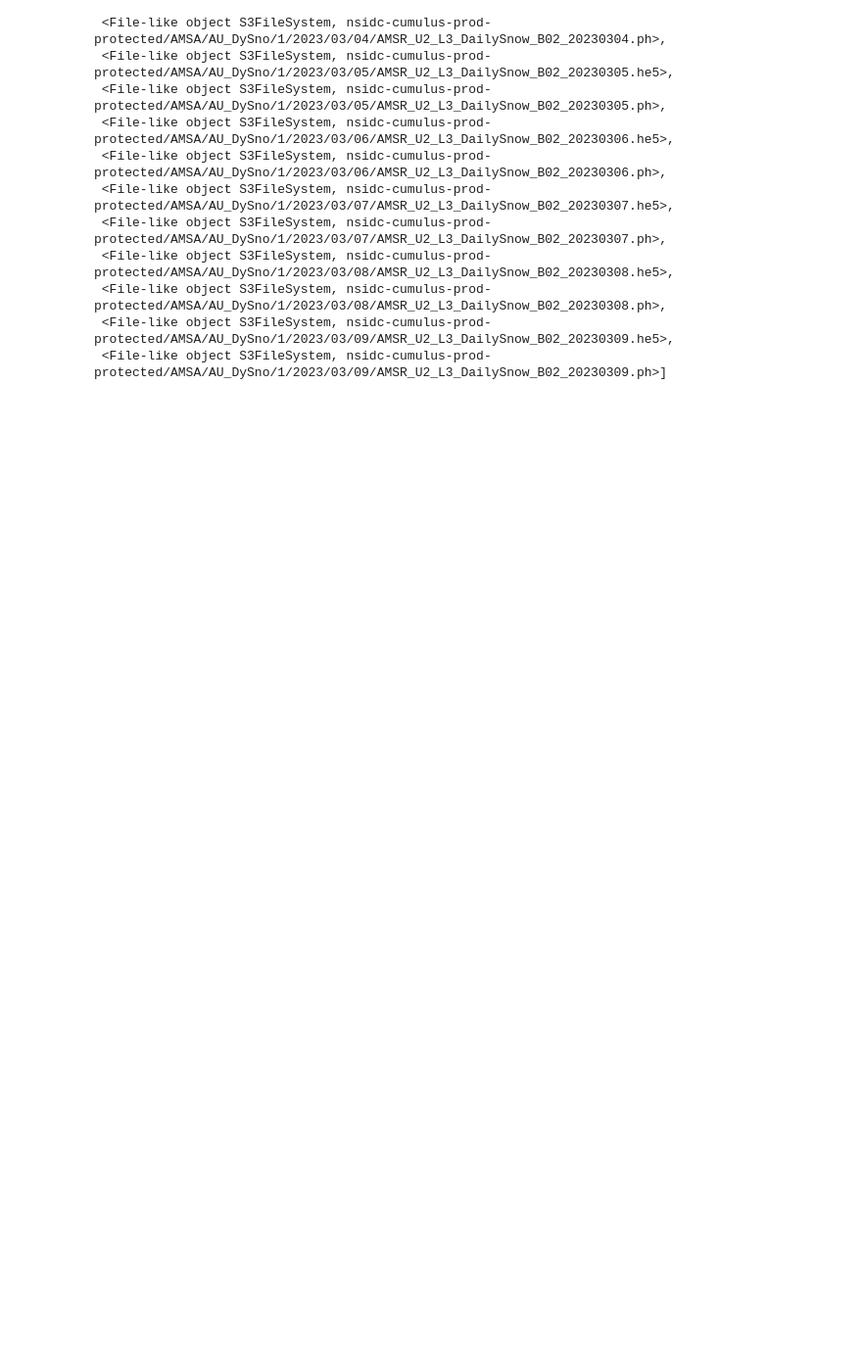
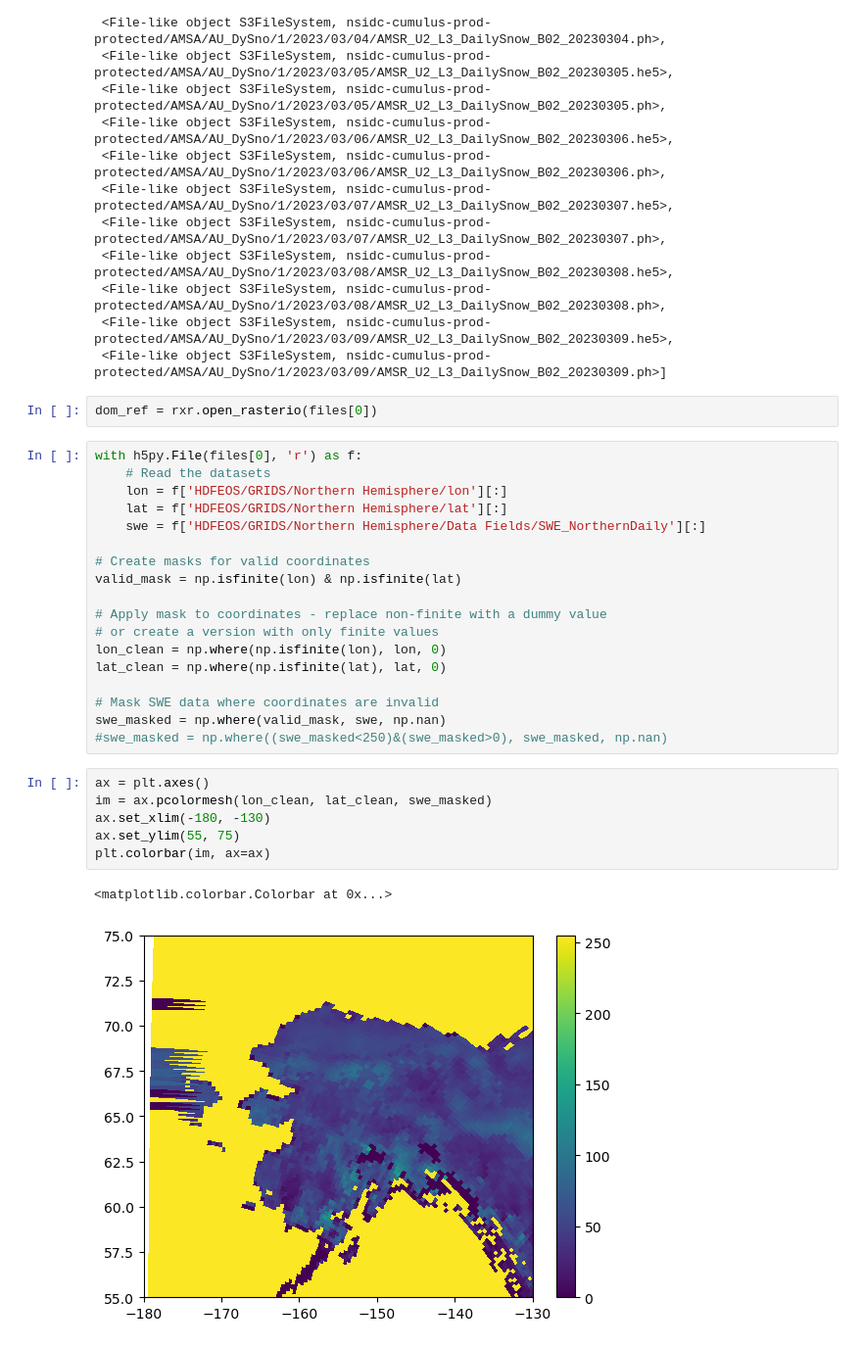
Before and after one commit to zachghiaccio/snow-observations, a Jupyter notebook: notebooks/AMSR2_swe_access.ipynb, the cells around one changed output. Shown at 98% size. Saved outputs shown, nothing was run; the diff lists cells and outputs as text; blank space fills up the shorter version.

Commit message:
First take at plotting single AMSR2 file

```diff
--- a/notebooks/AMSR2_swe_access.ipynb
+++ b/notebooks/AMSR2_swe_access.ipynb
@@ -68,3 +67,32 @@ files
  <File-like object S3FileSystem, nsidc-cumulus-prod-protected/AMSA/AU_DySno/1/2023/03/08/AMSR_U2_L3_DailySnow_B02_20230308.ph>,
  <File-like object S3FileSystem, nsidc-cumulus-prod-protected/AMSA/AU_DySno/1/2023/03/09/AMSR_U2_L3_DailySnow_B02_20230309.he5>,
  <File-like object S3FileSystem, nsidc-cumulus-prod-protected/AMSA/AU_DySno/1/2023/03/09/AMSR_U2_L3_DailySnow_B02_20230309.ph>]
+# %%
+dom_ref = rxr.open_rasterio(files[0])
+# %%
+with h5py.File(files[0], 'r') as f:
+    # Read the datasets
+    lon = f['HDFEOS/GRIDS/Northern Hemisphere/lon'][:]
+    lat = f['HDFEOS/GRIDS/Northern Hemisphere/lat'][:]
+    swe = f['HDFEOS/GRIDS/Northern Hemisphere/Data Fields/SWE_NorthernDaily'][:]
+
+# Create masks for valid coordinates
+valid_mask = np.isfinite(lon) & np.isfinite(lat)
+
+# Apply mask to coordinates - replace non-finite with a dummy value
+# or create a version with only finite values
+lon_clean = np.where(np.isfinite(lon), lon, 0)
+lat_clean = np.where(np.isfinite(lat), lat, 0)
+
+# Mask SWE data where coordinates are invalid
+swe_masked = np.where(valid_mask, swe, np.nan)
+#swe_masked = np.where((swe_masked<250)&(swe_masked>0), swe_masked, np.nan)
+# %%
+ax = plt.axes()
+im = ax.pcolormesh(lon_clean, lat_clean, swe_masked)
+ax.set_xlim(-180, -130)
+ax.set_ylim(55, 75)
+plt.colorbar(im, ax=ax)
+# %% [output]
+<matplotlib.colorbar.Colorbar at 0x...>
+[figure, added]
```
Also changed, not shown: parts of 8 cells of this notebook.
